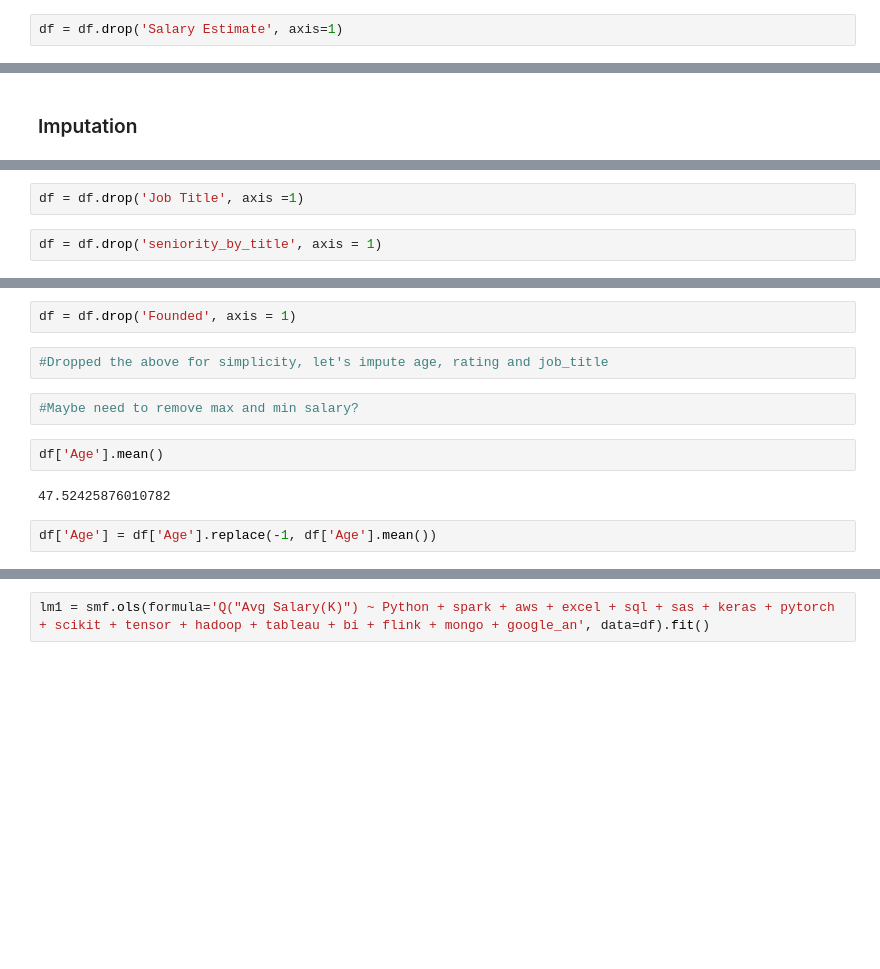
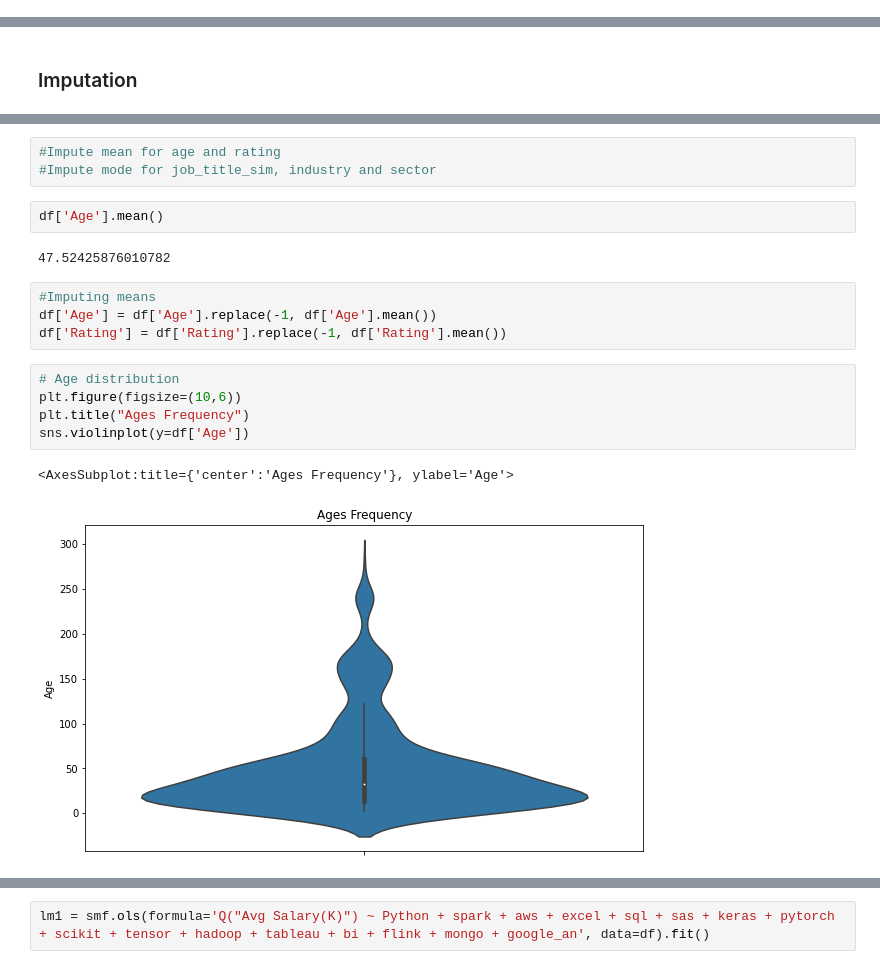
Before and after one commit to andreasbergstrm/Data-science-salary-prediction, a Jupyter notebook: ds salary code.ipynb, the cells around one changed output, grey strips where cells are left out. Saved outputs shown, nothing was run; the diff lists cells and outputs as text; blank space fills up the shorter version.

```diff
--- a/ds salary code.ipynb
+++ b/ds salary code.ipynb
@@ -146,2 +120,0 @@ df[['Salary Estimate', 'Lower Salary']]
-# %%
-df = df.drop('Salary Estimate', axis=1)
@@ -172,4 +144,0 @@ array(['Data Scientist', 'Healthcare Data Scientist',
-# %%
-df = df.drop('Job Title', axis =1)
-# %%
-df = df.drop('seniority_by_title', axis = 1)
@@ -178,12 +145,19 @@ df = df.drop('Degree', axis = 1)
-# %%
-df = df.drop('Founded', axis = 1)
-# %%
-#Dropped the above for simplicity, let's impute age, rating and job_title
-# %%
-#Maybe need to remove max and min salary?
+# %%
+#Impute mean for age and rating
+#Impute mode for job_title_sim, industry and sector
 # %%
 df['Age'].mean()
 # %% [output]
 47.52425876010782
 # %%
+#Imputing means
 df['Age'] = df['Age'].replace(-1, df['Age'].mean())
+df['Rating'] = df['Rating'].replace(-1, df['Rating'].mean())
+# %%
+# Age distribution
+plt.figure(figsize=(10,6))
+plt.title("Ages Frequency")
+sns.violinplot(y=df['Age'])
+# %% [output]
+<AxesSubplot:title={'center':'Ages Frequency'}, ylabel='Age'>
+[figure, added]
```
Also changed, not shown: parts of 220 cells of this notebook.
